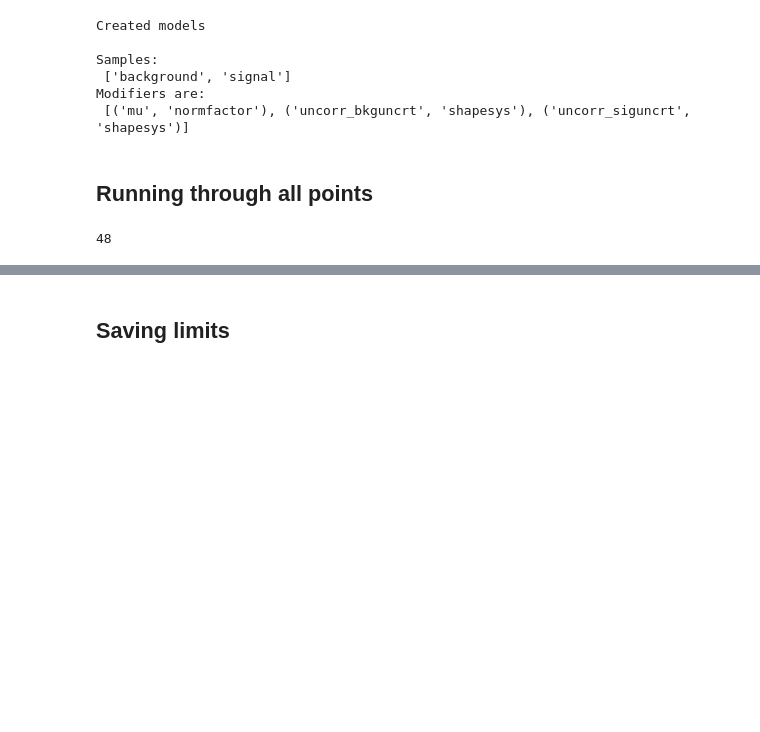
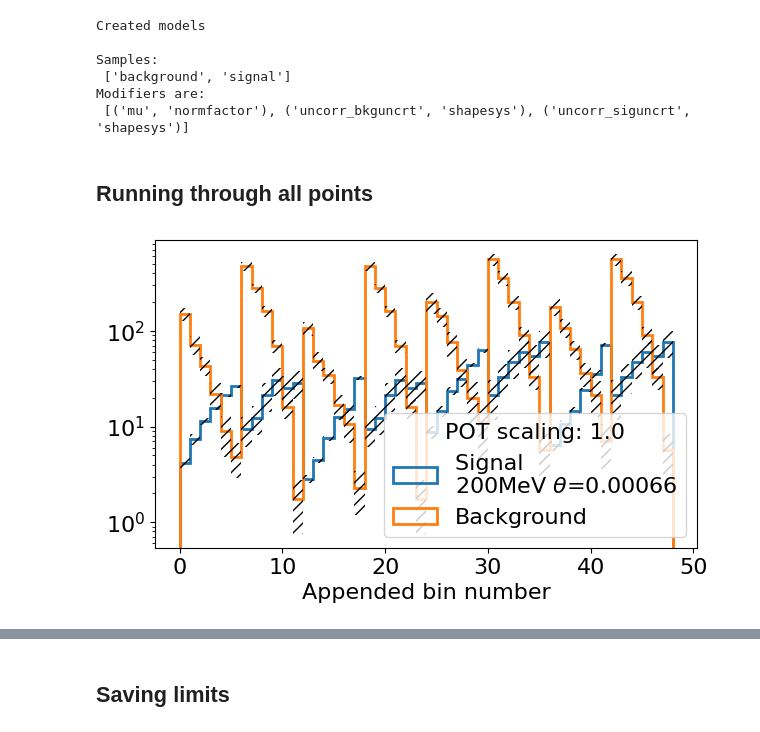
Before and after one commit to JoeBateman/HPS_ALP_Analysis, a Jupyter notebook: Limits_calc.ipynb, the cells around one changed output, grey strips where cells are left out. Drawn from its saved outputs; the diff is of its cells as text; code cells hidden in the pictures; blank space fills up the shorter version.

```diff
--- a/Limits_calc.ipynb
+++ b/Limits_calc.ipynb
@@ -1596,27 +1614,75 @@ run = 'all' # 'all', 'run1', 'run3' , 'kdif', 'kdar', '1shr', '2shr' 'separated'
 
 if run == 'all':
     model_dict = model_dict_both #Quicker, uncertainties are entered as one uncertainty which is the quadsum of components.
+    to_plot = Total_dict
 elif run == 'run1':
     model_dict = model_dict_run1
+    to_plot = Total_dict_run1_scaled
 elif run == 'run3':
     model_dict = model_dict_run3
+    to_plot = Total_dict_run3_scaled
 elif run == 'kdif':
     model_dict = model_dict_kdif
+    to_plot = Total_dict_kdif_scaled
 elif run == 'kdar':
     model_dict = model_dict_kdar
+    to_plot = Total_dict_kdar_scaled
 elif run == '1shr':
     model_dict = model_dict_1shr
+    to_plot = Total_dict_1shr_scaled
 elif run == '2shr':
     model_dict = model_dict_2shr
+    to_plot = Total_dict_2shr_scaled
 elif run == 'stat':
     model_dict = model_dict_stat
+    to_plot = Total_dict
 elif run == 'kdar_run1':
     model_dict = model_dict_kdar_run1
+    to_plot = Total_dict_kdar_run1_scaled
 
 elif run == 'test_double':
     model_dict = model_dict_double
+    to_plot = Total_double_dict
 # elif run == 'separated':
 #     model_dict = create_model_dict_separated(Total_dict)
+
+
+HNL_mass = 200
+
+if REWEIGHTING == True:
+    theta = c_phi_dict[HNL_mass]
+else:
+    theta = theta_dict_scaled[HNL_mass]
+
+plt.rcParams['font.size'] = 16
+plt.figure(figsize=(7,4),facecolor='white',dpi=100)
+
+num_bins = len(to_plot[HNL_mass]['TOT_BKG_VALS'])
+
+bins = np.arange(0,num_bins+1,1)
+bins_cents=(bins[:-1]+bins[1:])/2
+if REWEIGHTING:
+    plt.hist(bins_cents, weights=to_plot[HNL_mass]['TOT_SIGNAL_VALS'], bins=bins, histtype="step", lw=2, label=f"Signal \n" + fr"{HNL_mass}MeV $c_\phi$={theta:.5f}")
+else:
+    plt.hist(bins_cents, weights=to_plot[HNL_mass]['TOT_SIGNAL_VALS'], bins=bins, histtype="step", lw=2, label=f"Signal \n" + fr"{HNL_mass}MeV $\theta$={theta:.5f}")
+
+
+
+plt.hist(bins_cents, weights=to_plot[HNL_mass]['TOT_BKG_VALS'], bins=bins, histtype="step",lw=2, label="Background")
+
+bkg_up=np.append((to_plot[HNL_mass]['TOT_BKG_VALS']+np.array(to_plot[HNL_mass]['TOT_BKG_ERR'])),(to_plot[HNL_mass]['TOT_BKG_VALS']+np.array(to_plot[HNL_mass]['TOT_BKG_ERR']))[-1])
+bkg_down=np.append((to_plot[HNL_mass]['TOT_BKG_VALS']-np.array(to_plot[HNL_mass]['TOT_BKG_ERR'])),(to_plot[HNL_mass]['TOT_BKG_VALS']-np.array(to_plot[HNL_mass]['TOT_BKG_ERR']))[-1])
+sig_up=np.append((to_plot[HNL_mass]['TOT_SIGNAL_VALS']+np.array(to_plot[HNL_mass]['TOT_SIGNAL_ERR'])),(to_plot[HNL_mass]['TOT_SIGNAL_VALS']+np.array(to_plot[HNL_mass]['TOT_SIGNAL_ERR']))[-1])
+sig_down=np.append((to_plot[HNL_mass]['TOT_SIGNAL_VALS']-np.array(to_plot[HNL_mass]['TOT_SIGNAL_ERR'])),(to_plot[HNL_mass]['TOT_SIGNAL_VALS']-np.array(to_plot[HNL_mass]['TOT_SIGNAL_ERR']))[-1])
+
+plt.fill_between(bins, bkg_down, bkg_up,step="post",hatch='///',alpha=0,zorder=2)
+plt.fill_between(bins, sig_down, sig_up,step="post",hatch='///',alpha=0,zorder=2)
+
+plt.yscale("log")
+plt.legend(title = "POT scaling: {:.3}".format(Params_pyhf['POT_scaling']), loc='lower right')
+plt.xlabel("Appended bin number")
+plt.show()
+
 
 DATA_OBS_dict = {}
 
@@ -1661,39 +1727,35 @@ for HNL_mass in model_dict:
         else:
             DATA_OBS_dict[HNL_mass] = Total_dict_kdar[HNL_mass]['TOT_BKG_VALS']+model_dict[HNL_mass].config.auxdata
     elif run == '1shr':
         list_keys = list(Total_dict_run3[HNL_mass].keys())
         if 'data' in list_keys:
             DATA_OBS_dict[HNL_mass] = Total_dict_1shr[HNL_mass]["data"]+model_dict[HNL_mass].config.auxdata
         else:
             DATA_OBS_dict[HNL_mass] = Total_dict_1shr[HNL_mass]['TOT_BKG_VALS']+model_dict[HNL_mass].config.auxdata
     elif run == '2shr':
         list_keys = list(Total_dict_run3[HNL_mass].keys())
         if 'data' in list_keys:
             DATA_OBS_dict[HNL_mass] = Total_dict_2shr[HNL_mass]["data"]+model_dict[HNL_mass].config.auxdata
         else:
             DATA_OBS_dict[HNL_mass] = Total_dict_2shr[HNL_mass]['TOT_BKG_VALS']+model_dict[HNL_mass].config.auxdata
     elif run == 'kdar_run1':
         list_keys = list(Total_dict_run3[HNL_mass].keys())
         if 'data' in list_keys:
             DATA_OBS_dict[HNL_mass] = Total_dict_kdar_run1[HNL_mass]["data"]+model_dict[HNL_mass].config.auxdata
         else:
             DATA_OBS_dict[HNL_mass] = Total_dict_kdar_run1[HNL_mass]['TOT_BKG_VALS']+model_dict[HNL_mass].config.auxdata
     elif run == 'test_double':
         list_keys = list(Total_double_dict[HNL_mass].keys())
         if 'data' in list_keys:
             DATA_OBS_dict[HNL_mass] = Total_double_dict[HNL_mass]["data"]+model_dict[HNL_mass].config.auxdata
         else:
             DATA_OBS_dict[HNL_mass] = Total_double_dict[HNL_mass]['TOT_BKG_VALS']+model_dict[HNL_mass].config.auxdata
 
 
     else: print('Error creating DATA_OBS_dict')
     model_dict[HNL_mass].logpdf(pars=bkg_pars, data=DATA_OBS_dict[HNL_mass])
+# %% [output]
+[figure, added]
-# %%
-len(DATA_OBS_dict[100][:48])
-len(DATA_OBS_dict[100][48:2*48])
-len(DATA_OBS_dict[100][2*48:3*48])
-# %% [output]
-48
 # %%
 #Should take ~10 mins for each with 5 bins, 100 mu values
 obs_limit_dict = {}
```
Also changed, not shown: parts of 19 cells of this notebook.
